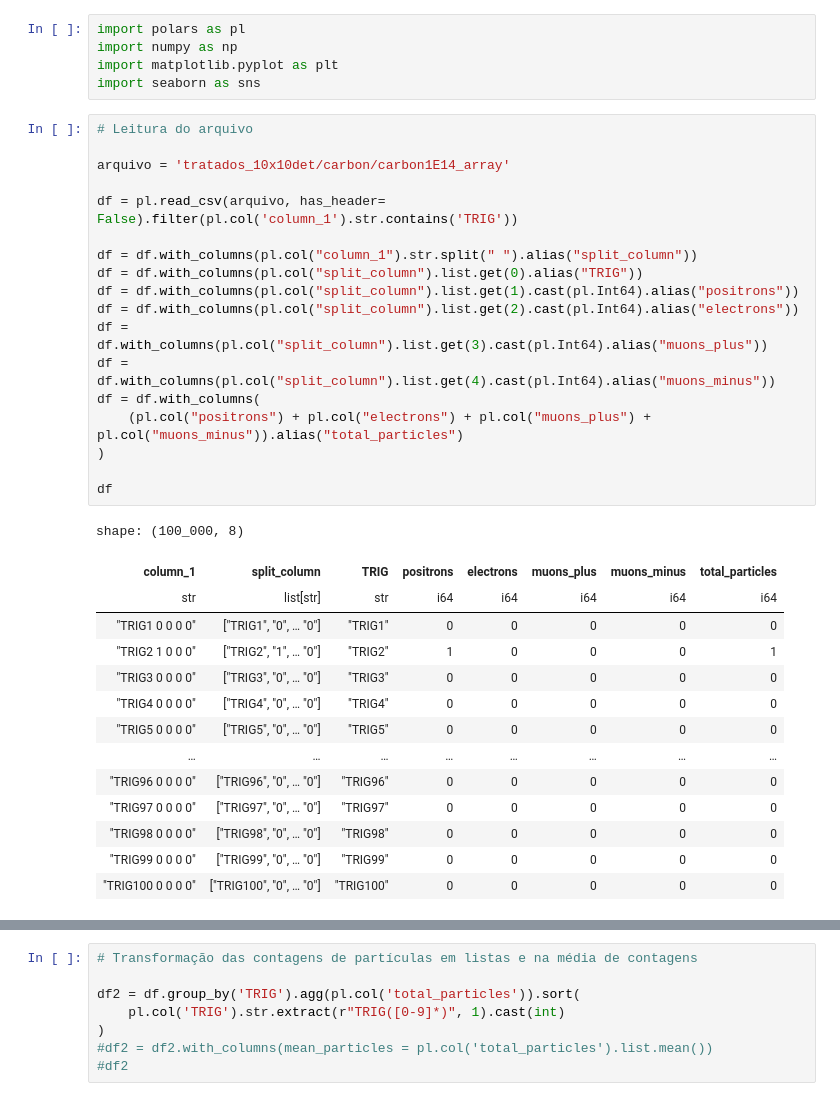
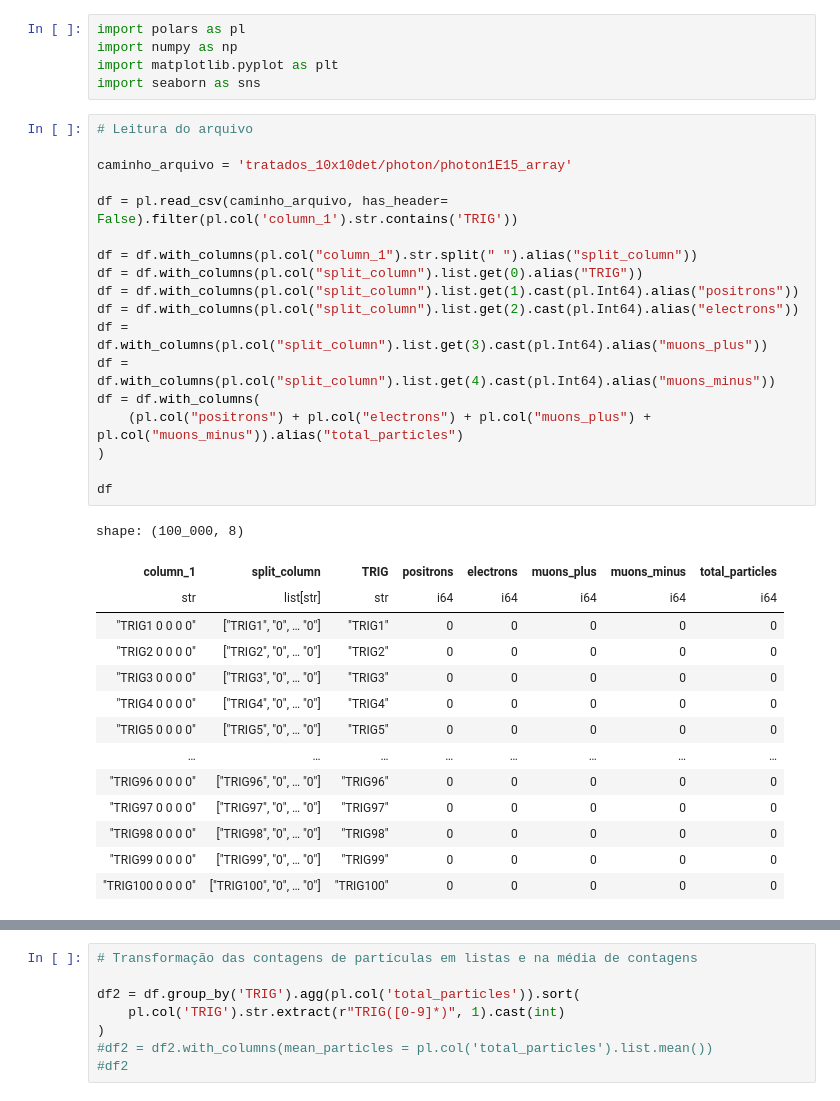
Before and after one commit to lucas-orfei/mestrado, a Jupyter notebook: array_10x10.ipynb, the cells around one changed output, grey strips where cells are left out. Cells and saved outputs as stored; diff of their text form.

```diff
--- a/array_10x10.ipynb
+++ b/array_10x10.ipynb
@@ -6,27 +6,27 @@ import seaborn as sns
 # %%
 # Leitura do arquivo
 
-arquivo = 'tratados_10x10det/carbon/carbon1E14_array'
+caminho_arquivo = 'tratados_10x10det/photon/photon1E15_array'
 
-df = pl.read_csv(arquivo, has_header= False).filter(pl.col('column_1').str.contains('TRIG'))
+df = pl.read_csv(caminho_arquivo, has_header= False).filter(pl.col('column_1').str.contains('TRIG'))
 
 df = df.with_columns(pl.col("column_1").str.split(" ").alias("split_column"))
 df = df.with_columns(pl.col("split_column").list.get(0).alias("TRIG"))
 df = df.with_columns(pl.col("split_column").list.get(1).cast(pl.Int64).alias("positrons"))
 df = df.with_columns(pl.col("split_column").list.get(2).cast(pl.Int64).alias("electrons"))
 df = df.with_columns(pl.col("split_column").list.get(3).cast(pl.Int64).alias("muons_plus"))
 df = df.with_columns(pl.col("split_column").list.get(4).cast(pl.Int64).alias("muons_minus"))
 df = df.with_columns(
     (pl.col("positrons") + pl.col("electrons") + pl.col("muons_plus") + pl.col("muons_minus")).alias("total_particles")
 )
 
 df
 # %% [output]
 shape: (100_000, 8)
 | column_1 | split_column | TRIG | positrons | electrons | muons_plus | muons_minus | total_particles |
 | str | list[str] | str | i64 | i64 | i64 | i64 | i64 |
 | "TRIG1 0 0 0 0" | ["TRIG1", "0", … "0"] | "TRIG1" | 0 | 0 | 0 | 0 | 0 |
-| "TRIG2 1 0 0 0" | ["TRIG2", "1", … "0"] | "TRIG2" | 1 | 0 | 0 | 0 | 1 |
+| "TRIG2 0 0 0 0" | ["TRIG2", "0", … "0"] | "TRIG2" | 0 | 0 | 0 | 0 | 0 |
 | "TRIG3 0 0 0 0" | ["TRIG3", "0", … "0"] | "TRIG3" | 0 | 0 | 0 | 0 | 0 |
 | "TRIG4 0 0 0 0" | ["TRIG4", "0", … "0"] | "TRIG4" | 0 | 0 | 0 | 0 | 0 |
 | "TRIG5 0 0 0 0" | ["TRIG5", "0", … "0"] | "TRIG5" | 0 | 0 | 0 | 0 | 0 |
```
Also changed, not shown: parts of 18 cells of this notebook.
